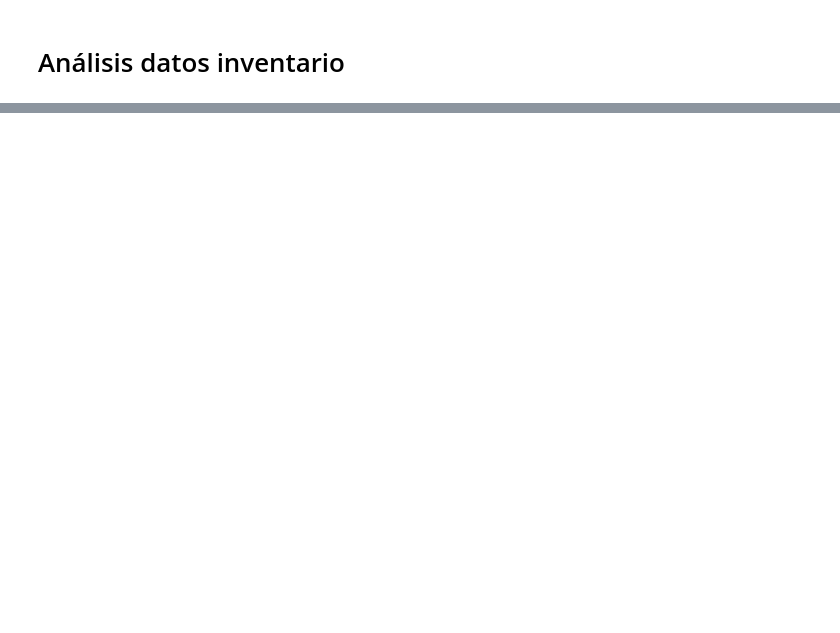
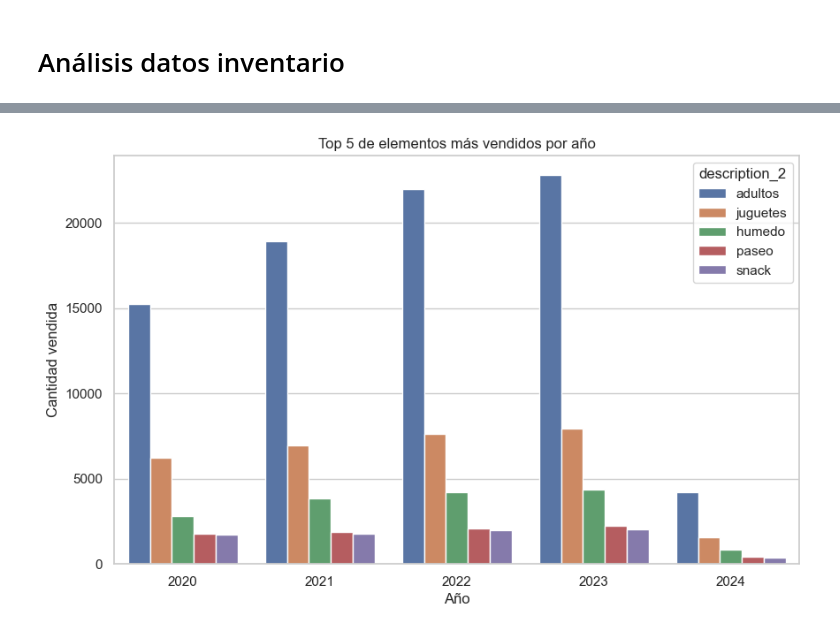
Before and after one commit to yaelcohenk/Capstone, a Jupyter notebook: src/EDA.ipynb, the cells around one changed output, grey strips where cells are left out. Drawn from its saved outputs; the diff is of its cells as text; code cells hidden in the pictures; blank space fills up the shorter version.

```diff
--- a/src/EDA.ipynb
+++ b/src/EDA.ipynb
@@ -113,0 +378,30 @@ dtype: int64
+# %%
+df_grouped = database.groupby(["ano", "description_2"]).size().reset_index(name='count')
+df_grouped_sorted = df_grouped.sort_values(by=['ano', 'count'], ascending=[True, False])
+
+# Inicializar una lista para almacenar los 5 elementos más vendidos para cada año
+top_items_per_year = []
+
+# Iterar sobre cada año y seleccionar los 5 elementos más vendidos
+for year in df_grouped_sorted['ano'].unique():
+    top_items_per_year.append(df_grouped_sorted[df_grouped_sorted['ano'] == year].head(5))
+
+# Concatenar los DataFrames de los 5 elementos más vendidos para cada año
+df_top_items = pd.concat(top_items_per_year)
+
+# Crear el gráfico utilizando Seaborn
+plt.figure(figsize=(10, 6))
+sns.set(style="whitegrid")
+
+# Utilizar sns.barplot para trazar un gráfico de barras
+sns.barplot(data=df_top_items, x="ano", y="count", hue="description_2")
+
+# Ajustar la apariencia del gráfico
+plt.title('Top 5 de elementos más vendidos por año')
+plt.xlabel('Año')
+plt.ylabel('Cantidad vendida')
+
+# Mostrar el gráfico
+plt.show()
+# %% [output]
+[figure, added]
```
Also changed, not shown: parts of 34 cells of this notebook.
